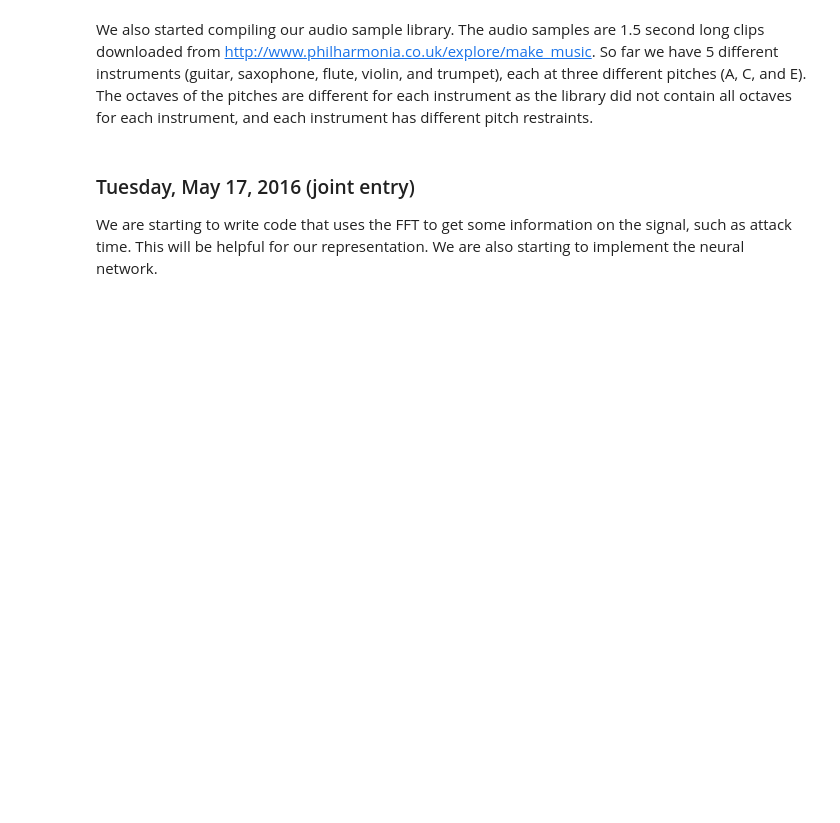
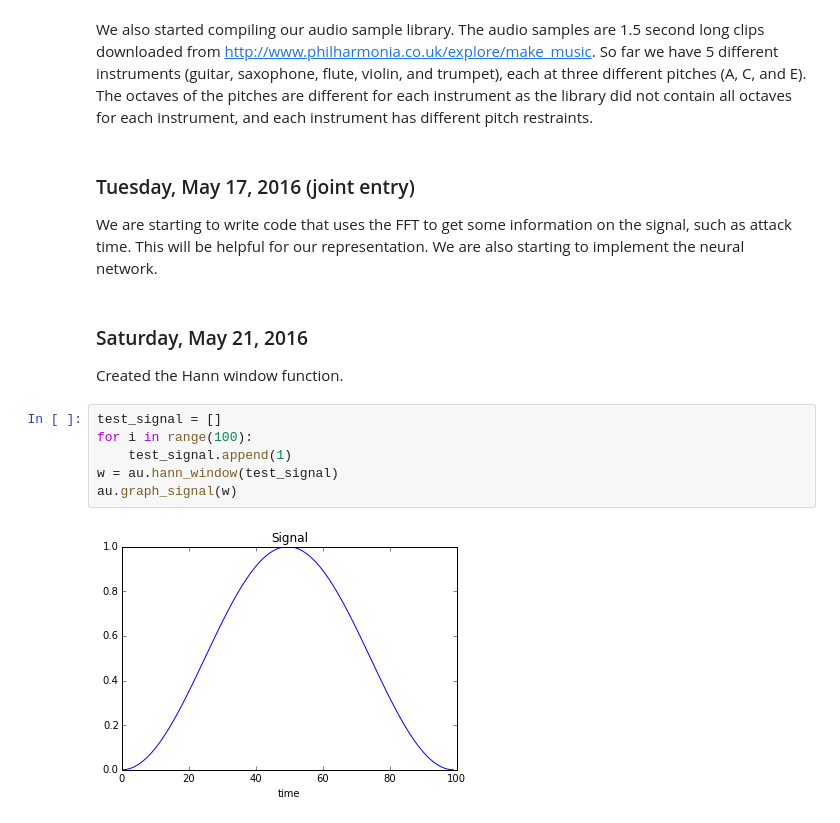
Before and after one commit to bertschingert/cs328-final, a Jupyter notebook: CS328-Final-Lab-Notebook.ipynb, the cells around one changed output. Cells and saved outputs as stored; diff of their text form; blank space fills up the shorter version.

Commit message:
added spectral centroid and hann window

```diff
--- a/CS328-Final-Lab-Notebook.ipynb
+++ b/CS328-Final-Lab-Notebook.ipynb
@@ -49,3 +50,15 @@ We also started compiling our audio sample library. The audio samples are 1.5 se
 ### Tuesday, May 17, 2016 (joint entry)
 
 We are starting to write code that uses the FFT to get some information on the signal, such as attack time. This will be helpful for our representation. We are also starting to implement the neural network.
+# %% [markdown]
+### Saturday, May 21, 2016
+
+Created the Hann window function.
+# %%
+test_signal = []
+for i in range(100):
+    test_signal.append(1)
+w = au.hann_window(test_signal)
+au.graph_signal(w)
+# %% [output]
+[figure, added]
```
Also changed, not shown: parts of 5 cells of this notebook, 2 other files.
